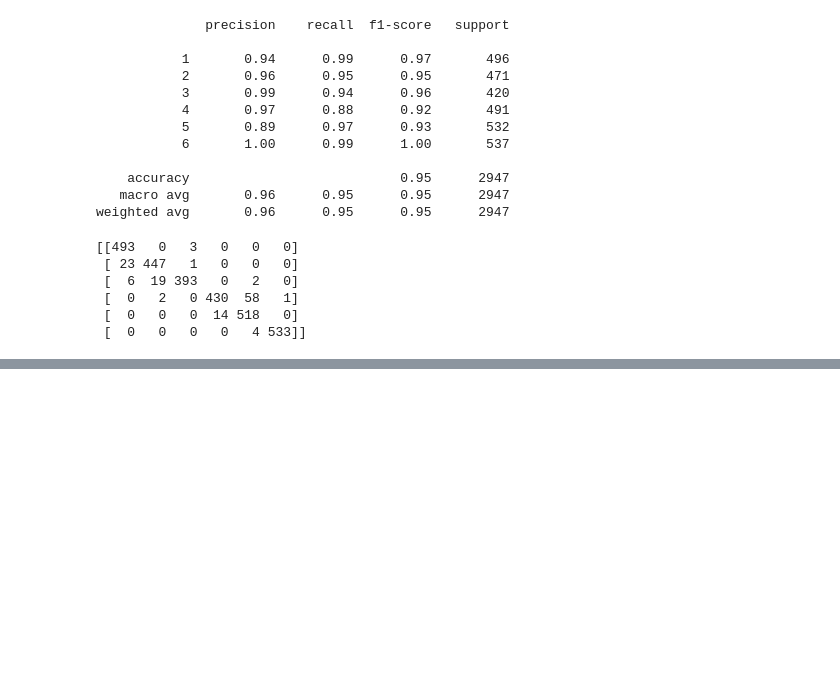
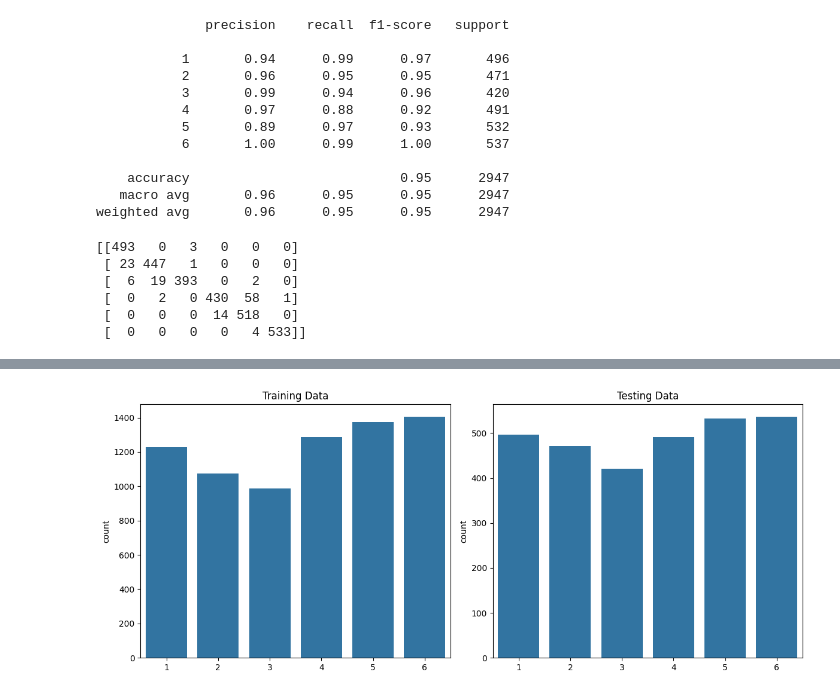
Before and after one commit to KavindiPathiraja/Machine-Learning-Assignment-, a Jupyter notebook: Logistic Regression.ipynb, the cells around one changed output, grey strips where cells are left out. Drawn from its saved outputs; the diff is of its cells as text; code cells hidden in the pictures; blank space fills up the shorter version.

```diff
--- a/Logistic Regression.ipynb
+++ b/Logistic Regression.ipynb
@@ -108,0 +131,17 @@ plt.show()
+# %%
+plt.figure(figsize=(12,5))
+
+# Training
+plt.subplot(1,2,1)
+sns.countplot(x=y_train.values.ravel())
+plt.title("Training Data")
+
+# Testing
+plt.subplot(1,2,2)
+sns.countplot(x=y_test.values.ravel())
+plt.title("Testing Data")
+
+plt.tight_layout()
+plt.show()
+# %% [output]
+[figure, added]
```
Also changed, not shown: parts of 4 cells of this notebook.
